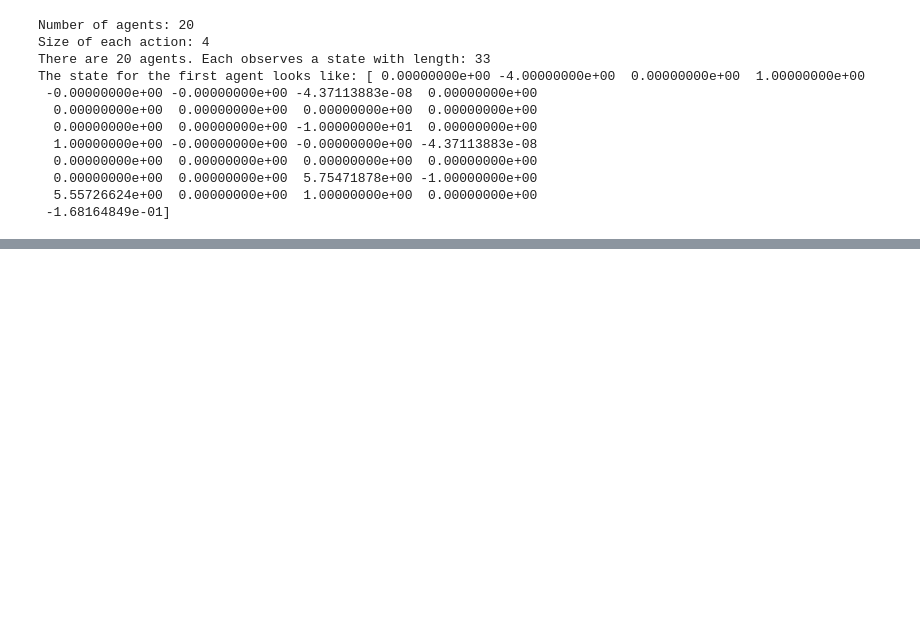
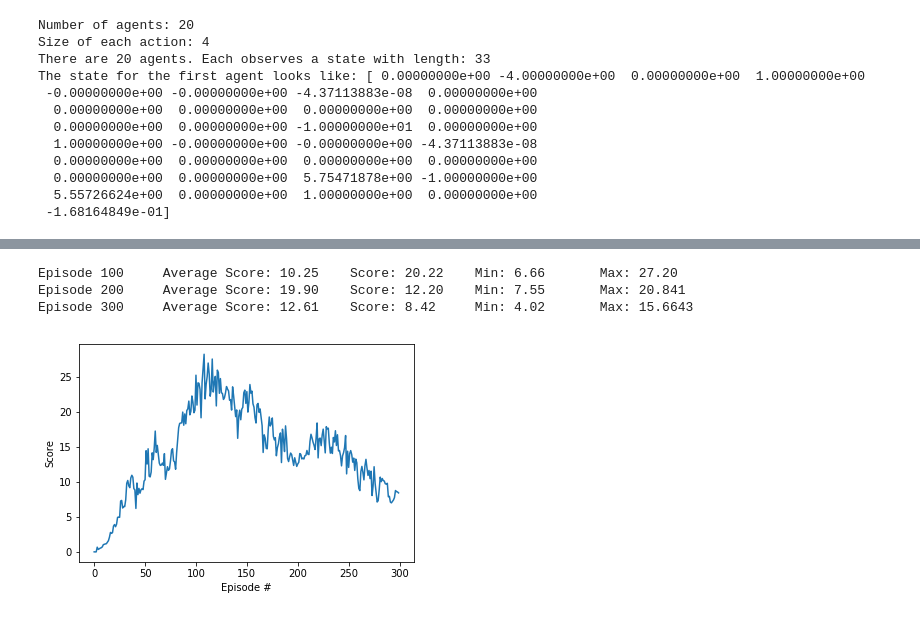
Before and after one commit to jibin-liu/deep-reinforcement-learning, a Jupyter notebook: p2_continuous-control/Report.ipynb, the cells around one changed output, grey strips where cells are left out. Saved outputs shown, nothing was run; the diff lists cells and outputs as text; code cells hidden in the pictures; blank space fills up the shorter version.

```diff
--- a/p2_continuous-control/Report.ipynb
+++ b/p2_continuous-control/Report.ipynb
@@ -326,0 +281,21 @@ KeyboardInterrupt:
+# %%
+def uniform_random_noise():
+    config = Configuration()
+    config.noise_func = np.random.random_sample
+    agent = Agent(state_size=state_size, action_size=action_size, config=config)
+    scores = ddpg(agent, n_episodes=300)
+
+    # plot the scores
+    fig = plt.figure()
+    ax = fig.add_subplot(111)
+    plt.plot(np.arange(len(scores)), scores)
+    plt.ylabel('Score')
+    plt.xlabel('Episode #')
+    plt.show()
+
+uniform_random_noise()
+# %% [output]
+Episode 100     Average Score: 10.25    Score: 20.22    Min: 6.66       Max: 27.20
+Episode 200     Average Score: 19.90    Score: 12.20    Min: 7.55       Max: 20.841
+Episode 300     Average Score: 12.61    Score: 8.42     Min: 4.02       Max: 15.6643
+[figure, added]
```
Also changed, not shown: parts of 43 cells of this notebook, 7 other files.
